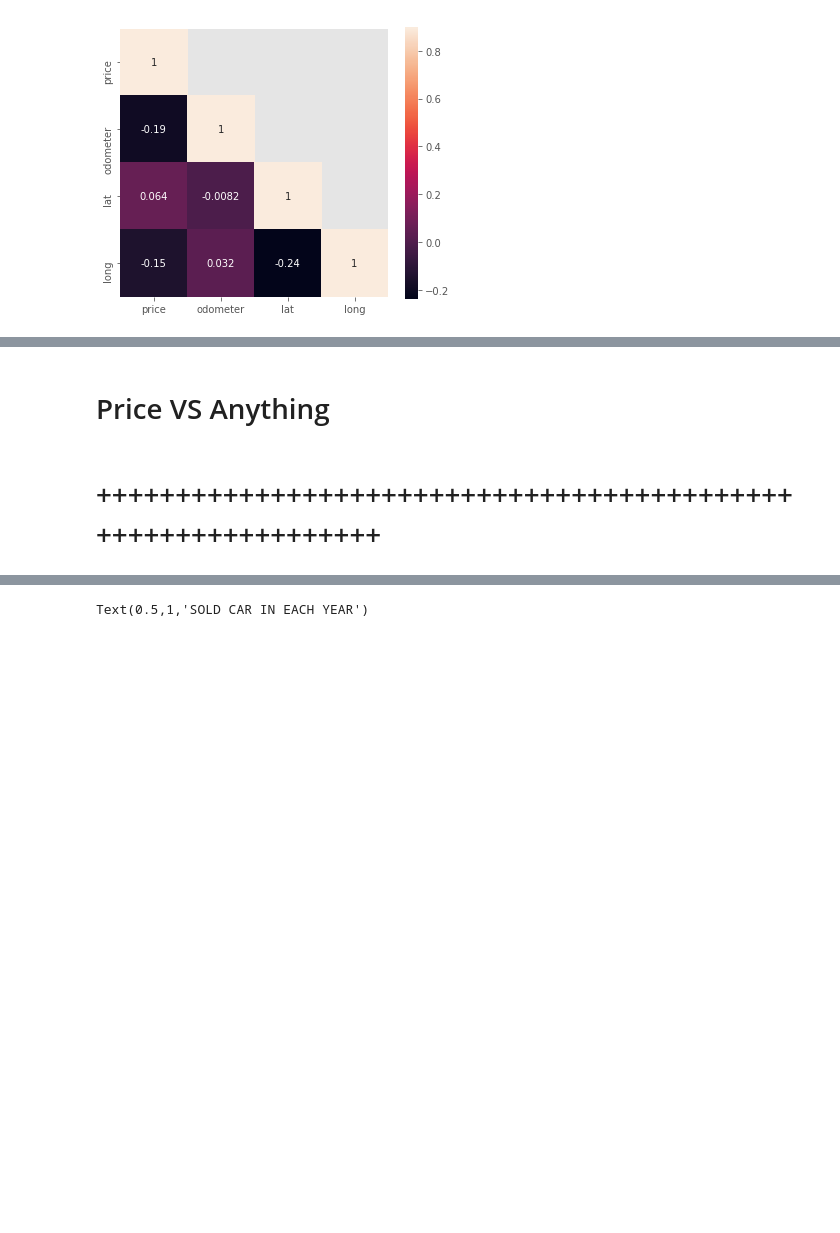
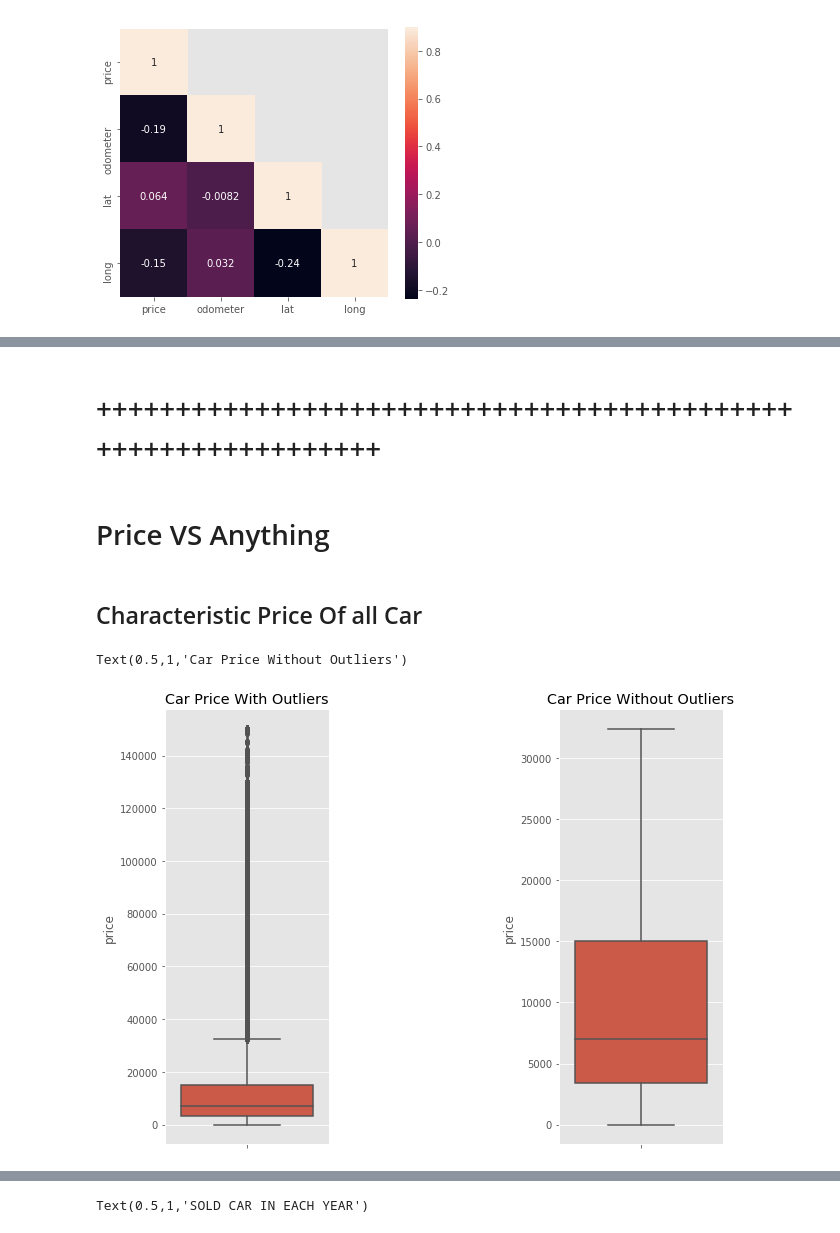
Before and after one commit to TunggalMAT/Exercise, a Jupyter notebook: craigslistVehiclesFull_Tunggal.ipynb, the cells around one changed output, grey strips where cells are left out. Saved outputs shown, nothing was run; the diff lists cells and outputs as text; code cells hidden in the pictures; blank space fills up the shorter version.

```diff
--- a/craigslistVehiclesFull_Tunggal.ipynb
+++ b/craigslistVehiclesFull_Tunggal.ipynb
@@ -300,4 +305,18 @@ sns.heatmap(corr,
+# %% [markdown]
+# ++++++++++++++++++++++++++++++++++++++++++++++++++++++++++++++
 # %% [markdown]
 # Price VS Anything
-# %% [markdown]
-# ++++++++++++++++++++++++++++++++++++++++++++++++++++++++++++++
+# %% [markdown]
+## Characteristic Price Of all Car
+# %%
+f=plt.figure(figsize=(10,8))
+f.add_subplot(1,3,1)
+sns.boxplot(y='price', data=df,showfliers=True);
+plt.title('Car Price With Outliers')
+
+f.add_subplot(1,3,3)
+sns.boxplot(y='price', data=df,showfliers=False);
+plt.title('Car Price Without Outliers')
+# %% [output]
+Text(0.5,1,'Car Price Without Outliers')
+[figure, added]
```
Also changed, not shown: parts of 20 cells of this notebook, 1 other file.
